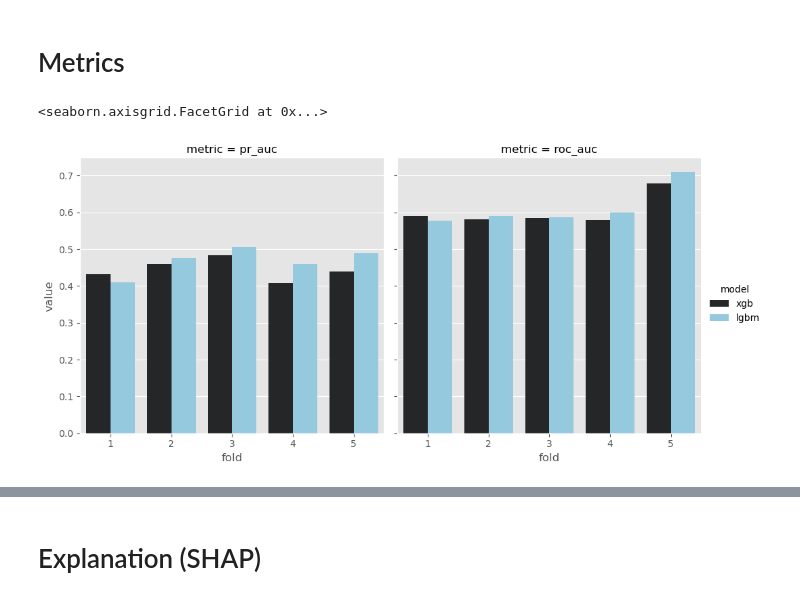
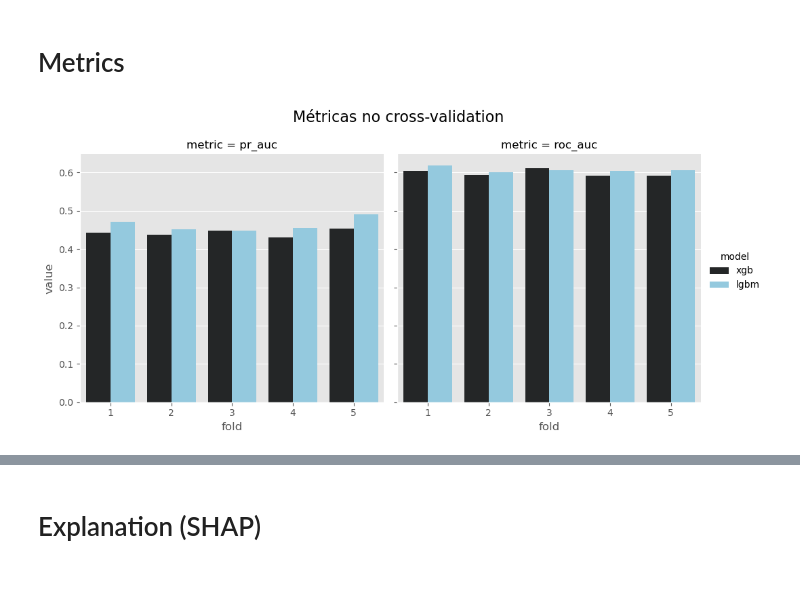
Before and after one commit to FelipeMarcelino/case_creditas, a Jupyter notebook: notebooks/results.ipynb, the cells around one changed output, grey strips where cells are left out. Cells and saved outputs as stored; diff of their text form; code cells hidden in the pictures.

```diff
--- a/notebooks/results.ipynb
+++ b/notebooks/results.ipynb
@@ -22,15 +52,23 @@ warnings.filterwarnings('ignore')
 FEATURES = ["monthly_income", 'collateral_value', "loan_amount", "collateral_debt","verified_restriction", "dishonored_checks",
             "expired_debts", "banking_debts", "commercial_debts", "protests", "informed_restriction", "monthly_payment", "auto_brand",
             "auto_model", "auto_year", "form_completed", "channel", "landing_page", "landing_page_product", "utm_term"]
+METRICS_CROSS_VAL_TRAIN = "../datasets/metrics.csv"
+METRICS_VALIDATION_SET = "../datasets/metrics_val.csv"
 # %% [markdown]
 # Metrics
 # %%
-df_metrics = pd.read_csv("./metrics.csv")
+metrics_cross_val_train_df = pd.read_csv(METRICS_CROSS_VAL_TRAIN)
+metrics_val_set_df = pd.read_csv(METRICS_VALIDATION_SET)
 # %%
-sns.catplot(
-    data=df_metrics, x="fold", y="value", col="metric", hue="model",
+g = sns.catplot(
+    data=metrics_cross_val_train_df, x="fold", y="value", col="metric", hue="model",
     kind="bar", height=5, aspect=1.0, color='skyblue',
 )
+g.fig.suptitle('Métricas no cross-validation', fontsize=16)
+
+# Adjust the title position to prevent overlap
+g.fig.subplots_adjust(top=0.85)
+
+plt.show()
 # %% [output]
-<seaborn.axisgrid.FacetGrid at 0x...>
-[figure, old version]
+[figure, new version]
```
Also changed, not shown: parts of 16 cells of this notebook, 55 other files.
